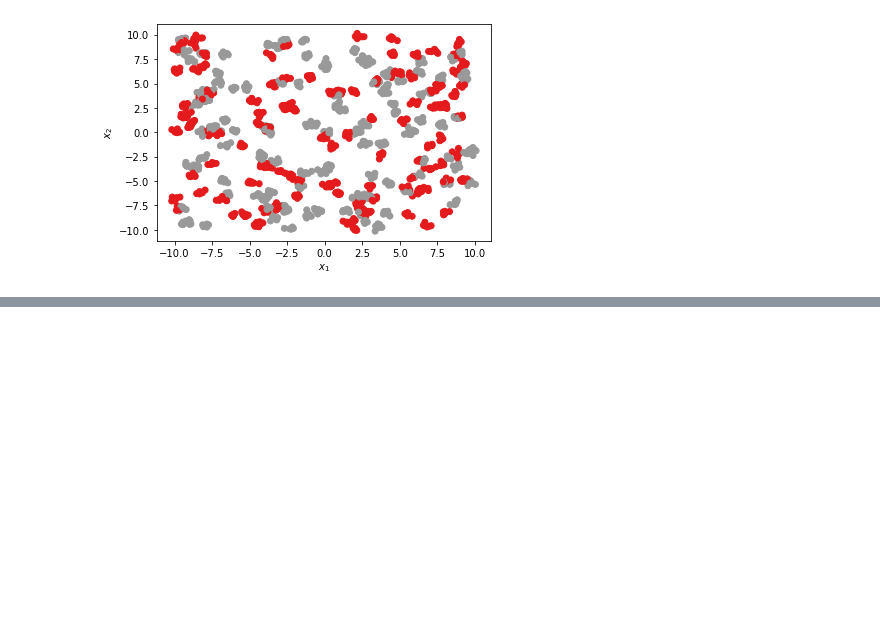
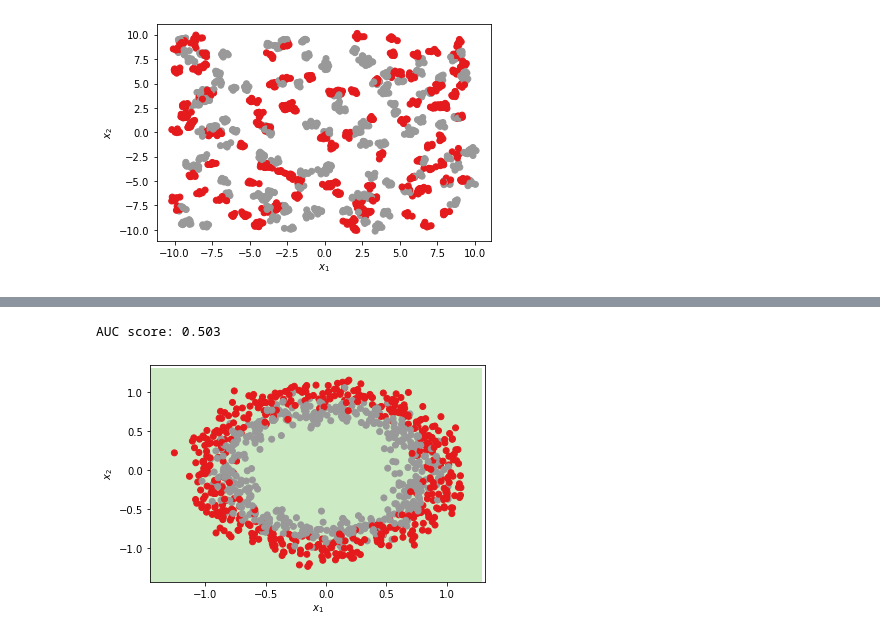
Before and after one commit to MBorgesT/ML_Assignment, a Jupyter notebook: matheus_draft.ipynb, the cells around one changed output, grey strips where cells are left out. Cells and saved outputs as stored; diff of their text form; code cells hidden in the pictures; blank space fills up the shorter version.

```diff
--- a/matheus_draft.ipynb
+++ b/matheus_draft.ipynb
@@ -155,0 +177,11 @@ AUC score: 0.932
+# %%
+mlp = MLPClassifier(
+    hidden_layer_sizes=(128, 128, 8),
+    activation='logistic',
+    solver='adam',
+    max_iter=1000
+)
+test_model_with_standard_scaler(mlp, X, y)
+# %% [output]
+AUC score: 0.503
+[figure, added]
```
Also changed, not shown: parts of 18 cells of this notebook, 2 other files.
